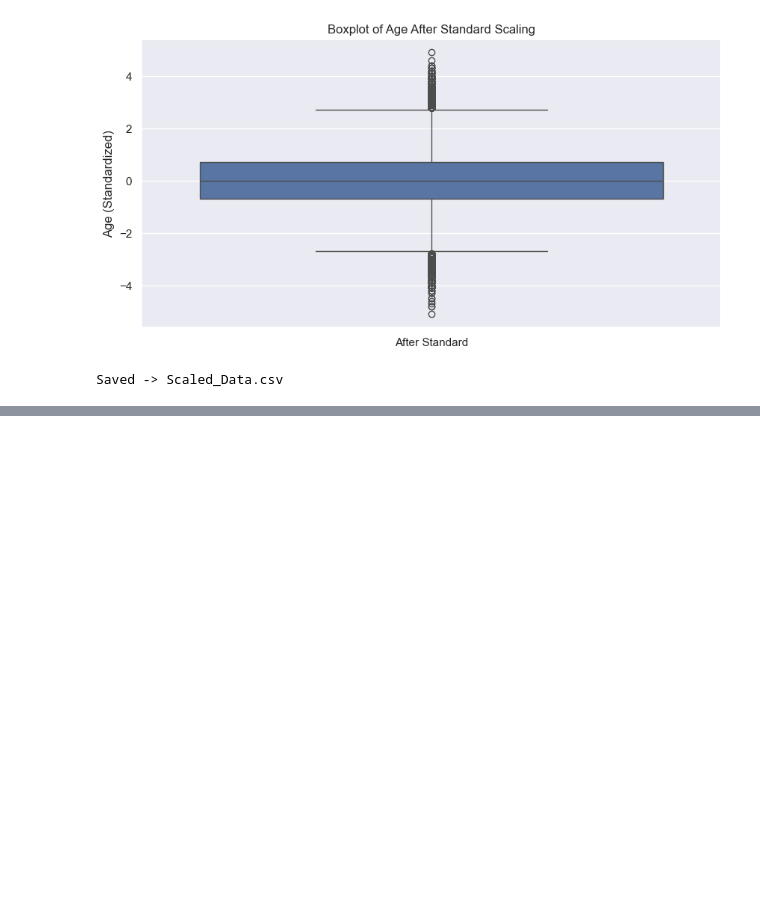
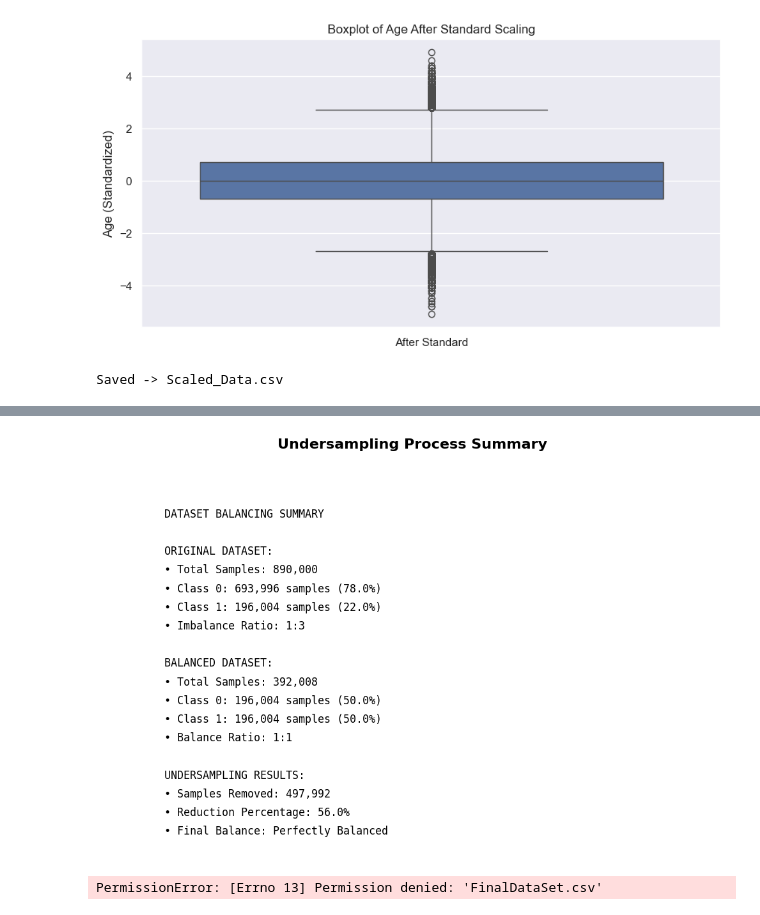
Before and after one commit to IT24510004/2025-Y2-S1-MLB-B4G2-07---Data-Preprocessing-EDA-Visualization, a Jupyter notebook: Group_Pipeline/DataPipeline.ipynb, the cells around one changed output, grey strips where cells are left out. Cells and saved outputs as stored; diff of their text form; code cells hidden in the pictures; blank space fills up the shorter version.

```diff
--- a/Group_Pipeline/DataPipeline.ipynb
+++ b/Group_Pipeline/DataPipeline.ipynb
@@ -339,0 +433,40 @@ File saved as 'FinalDataSet.csv'
+# %%
+# Visualization 4: Dataset Statistics Summary
+fig, ax = plt.subplots(figsize=(10, 6))
+ax.axis('off')  #Turn off the axes (no x/y axes, borders, or ticks)
+
+# Allows multi-line string
+summary_text = f"""
+DATASET BALANCING SUMMARY
+
+ORIGINAL DATASET:
+• Total Samples: {len(df):,}
+• Class 0: {original_counts[0]:,} samples ({original_counts[0]/len(df)*100:.1f}%)
+• Class 1: {original_counts[1]:,} samples ({original_counts[1]/len(df)*100:.1f}%)
+• Imbalance Ratio: 1:{original_counts[0]//original_counts[1]}
+
+BALANCED DATASET:
+• Total Samples: {len(df_balanced):,}
+• Class 0: {balanced_counts[0]:,} samples ({balanced_counts[0]/len(df_balanced)*100:.1f}%)
+• Class 1: {balanced_counts[1]:,} samples ({balanced_counts[1]/len(df_balanced)*100:.1f}%)
+• Balance Ratio: 1:{balanced_counts[0]//balanced_counts[1]}
+
+UNDERSAMPLING RESULTS:
+• Samples Removed: {len(df) - len(df_balanced):,}
+• Reduction Percentage: {(1 - len(df_balanced)/len(df))*100:.1f}%
+• Final Balance: {'Perfectly Balanced' if balanced_counts[0] == balanced_counts[1] else 'Well Balanced'}
+"""
+
+ax.text(0.1, 0.9, summary_text, fontsize=12, fontfamily='monospace',
+        verticalalignment='top', linespacing=1.8, fontweight='normal')
+ax.set_title('Undersampling Process Summary', fontsize=16, fontweight='bold', pad=20)
+
+plt.tight_layout()
+plt.show()
+# %% [output]
+[figure, added]
+# %%
+df_encoded.to_csv("FinalDataSet.csv", index=False)
+print("File saved as 'FinalDataSet.csv'")
+# %% [output]
+PermissionError: [Errno 13] Permission denied: 'FinalDataSet.csv'
```
Also changed, not shown: parts of 8 cells of this notebook.
